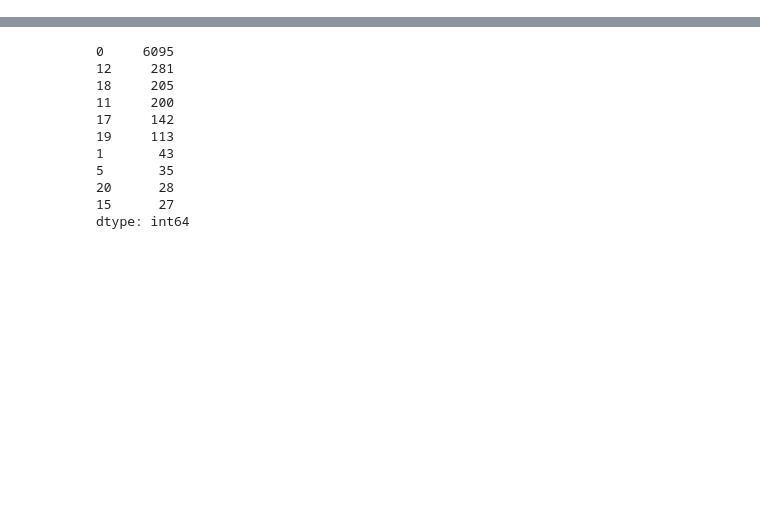
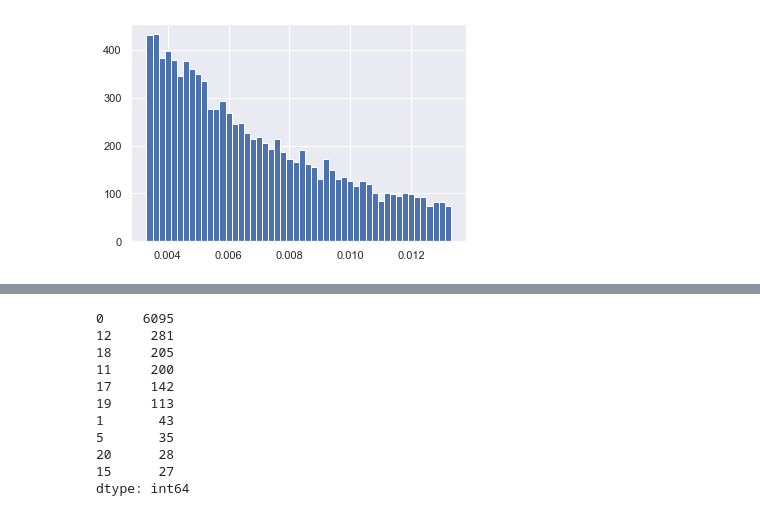
Before and after one commit to remicazorla/CryptoDRL, a Jupyter notebook: mainRemi.ipynb, the cells around one changed output, grey strips where cells are left out. Cells and saved outputs as stored; diff of their text form; code cells hidden in the pictures; blank space fills up the shorter version.

```diff
--- a/mainRemi.ipynb
+++ b/mainRemi.ipynb
@@ -322,0 +187,4 @@ weighted avg       0.16      0.24      0.10      7169
+# %%
+rets_df[classes[0]==3].hist(bins=50);
+# %% [output]
+[figure, added]
```
Also changed, not shown: parts of 41 cells of this notebook, 4 other files.
